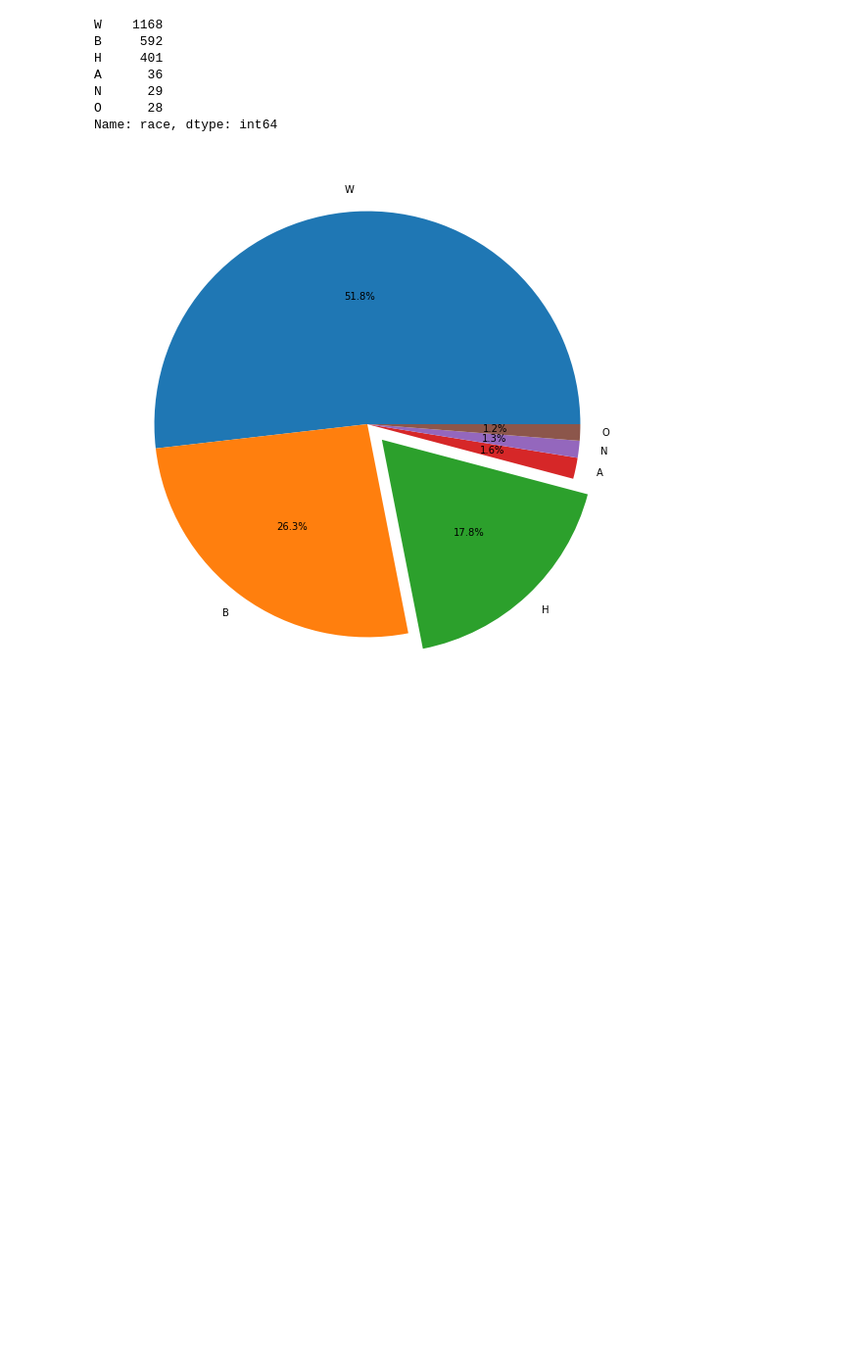
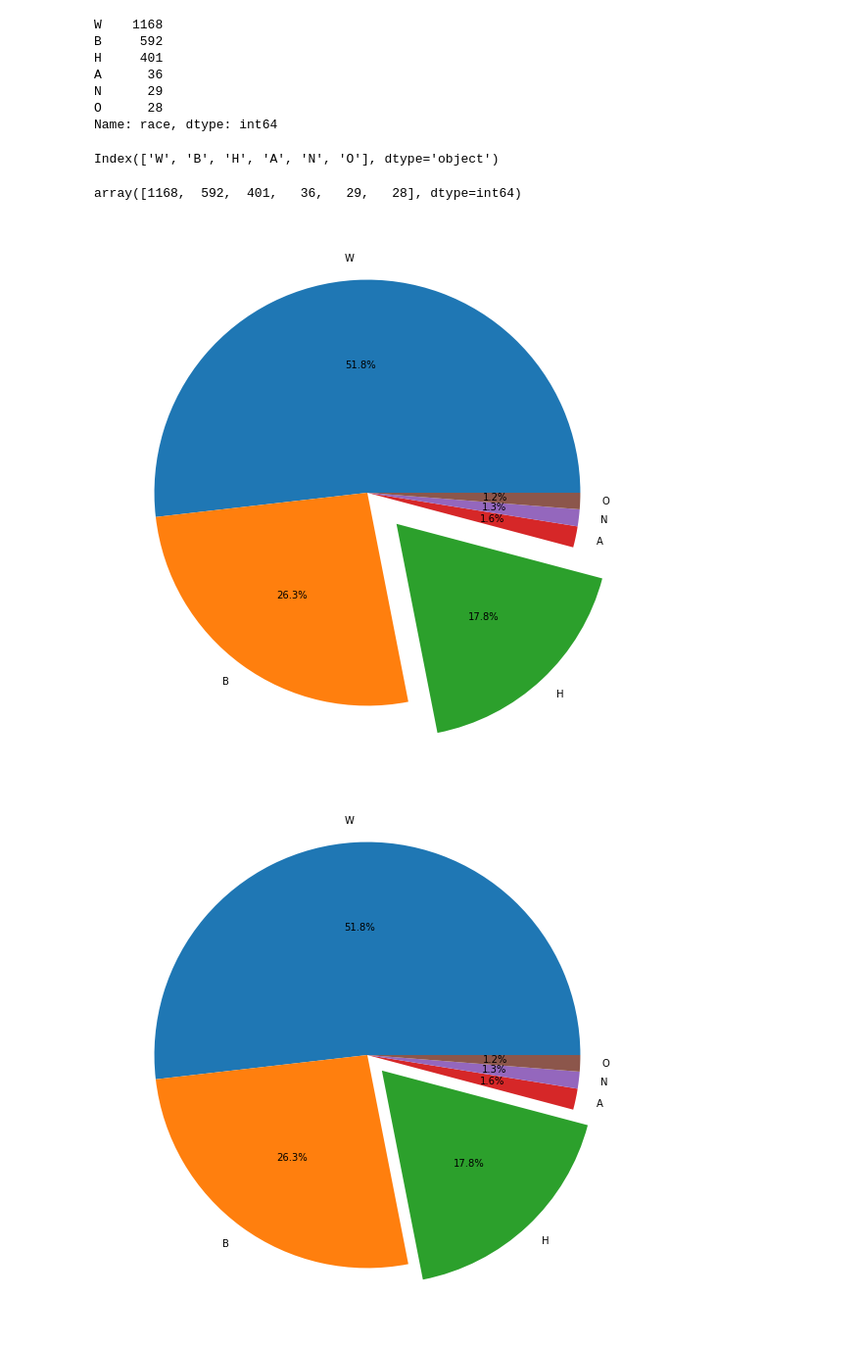
Before and after one commit to Ertugrul-Kurubal/Data-Visualization-With-Python-Projects, a Jupyter notebook: USA Fatal Police Shoot Analyse.ipynb, the cells around one changed output. Shown at 98% size. Cells and saved outputs as stored; diff of their text form; code cells hidden in the pictures; blank space fills up the shorter version.

Commit message:
Kill Race Pie Chart

```diff
--- a/USA Fatal Police Shoot Analyse.ipynb
+++ b/USA Fatal Police Shoot Analyse.ipynb
@@ -477,5 +475,11 @@ O      28
 Name: race, dtype: int64
 # %%
 labels=kill.race.value_counts().index
+labels
+# %% [output]
+Index(['W', 'B', 'H', 'A', 'N', 'O'], dtype='object')
 # %%
 sizes=kill.race.value_counts().values
+sizes
+# %% [output]
+array([1168,  592,  401,   36,   29,   28], dtype=int64)
@@ -484,3 +486,9 @@ sns.piechart()
+# %%
+fig, ax = plt.subplots(figsize=(10,10))
+my_explode = (0,0,0.2,0,0,0)
+ax.pie(sizes,labels=labels,autopct='%1.1f%%',explode=my_explode);
+# %% [output]
+[figure, added]
 # %%
 ................
 # %% [output]
```
Also changed, not shown: parts of 2 cells of this notebook.
